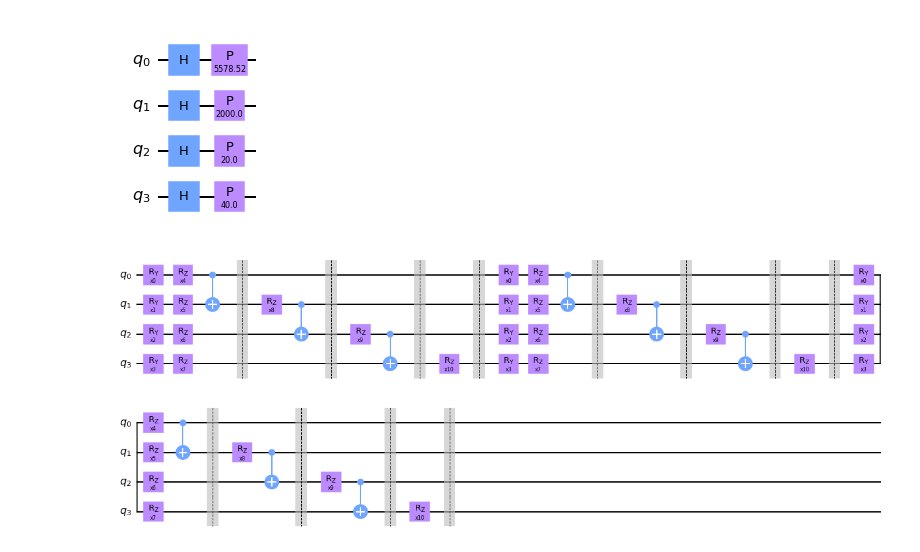
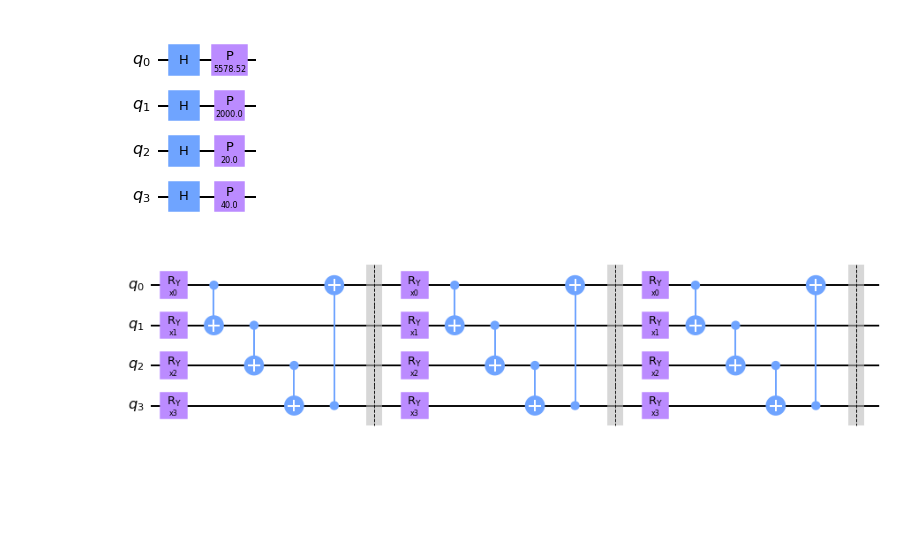
Before and after one commit to mdsinar/QML, a Jupyter notebook: Mentor-3-Qiskit-Custom.ipynb, the cells around one changed output. Cells and saved outputs as stored; diff of their text form; code cells hidden in the pictures; blank space fills up the shorter version.

Commit message:
Custom Ansatz - Fmap

```diff
--- a/Mentor-3-Qiskit-Custom.ipynb
+++ b/Mentor-3-Qiskit-Custom.ipynb
@@ -121,24 +121,23 @@ def ansatz_circ(feature_dim, layer, weights):
     for layer in range(layer):
         for i in range(feature_dim):
             ansatz.ry(weights[i], i)
-            ansatz.rz(weights[i+4], i)
+            #ansatz.rz(weights[i+4], i)
         for i in range(feature_dim - 1):
             ansatz.cx(i, i+1)
-            ansatz.barrier()
-            ansatz.rz(weights[i+8], i+1)
+        ansatz.cx(3,0)
         ansatz.barrier()
     return ansatz
 # %%
 layer = 3
 np.random.seed(seed)
-nb_w = 11
+nb_w = 4
 weights = np.random.random(nb_w)
 w_params = [Parameter(f'x{str(i)}') for i in range(nb_w)]
 
 ansatz = ansatz_circ(feature_dim, layer, w_params)
 ansatz.draw('mpl')
 # %% [output]
-[figure, old version]
+[figure, new version]
 # %%
 ansatz.assign_parameters({k:v for (k,v) in zip(ansatz.parameters, weights)}).decompose().draw('mpl', scale=1)
 # %% [output]
```
Also changed, not shown: parts of 25 cells of this notebook.
